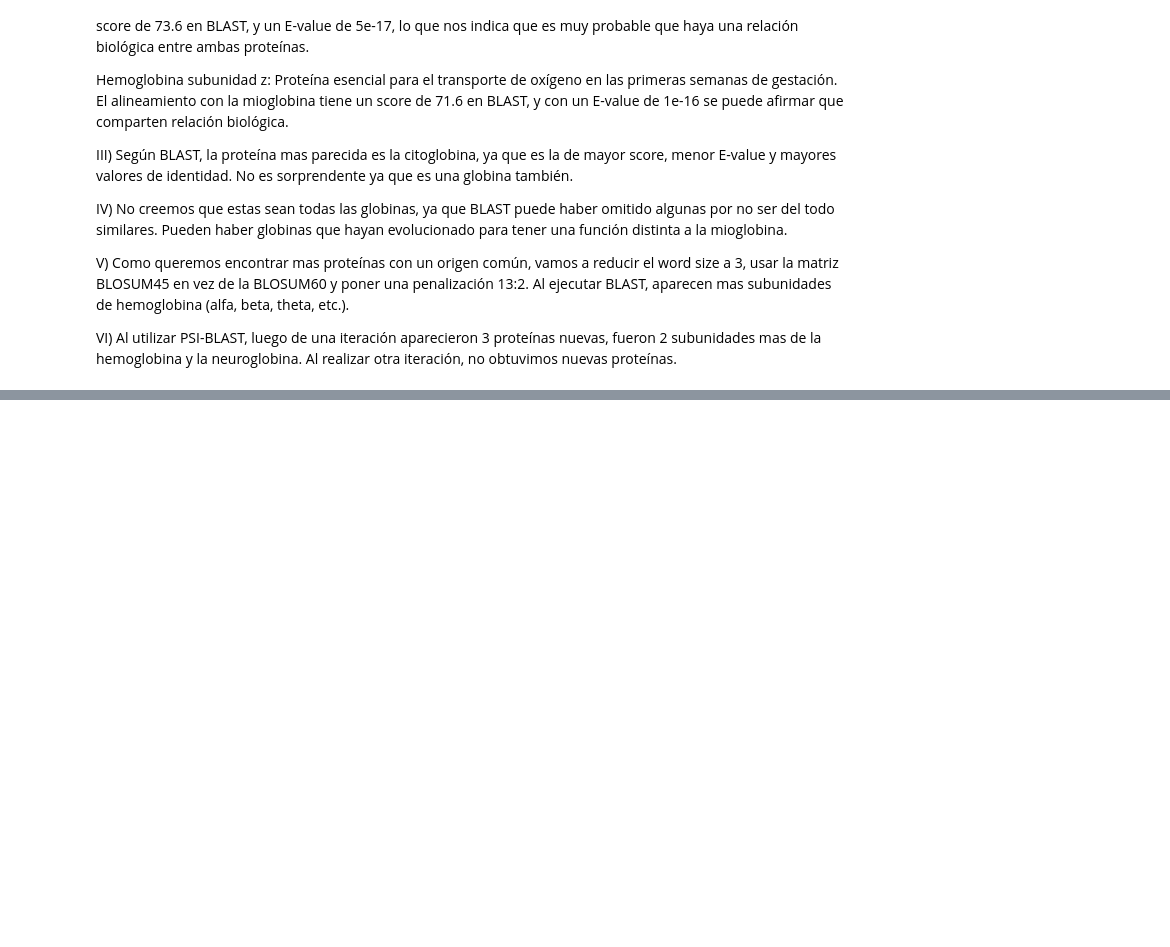
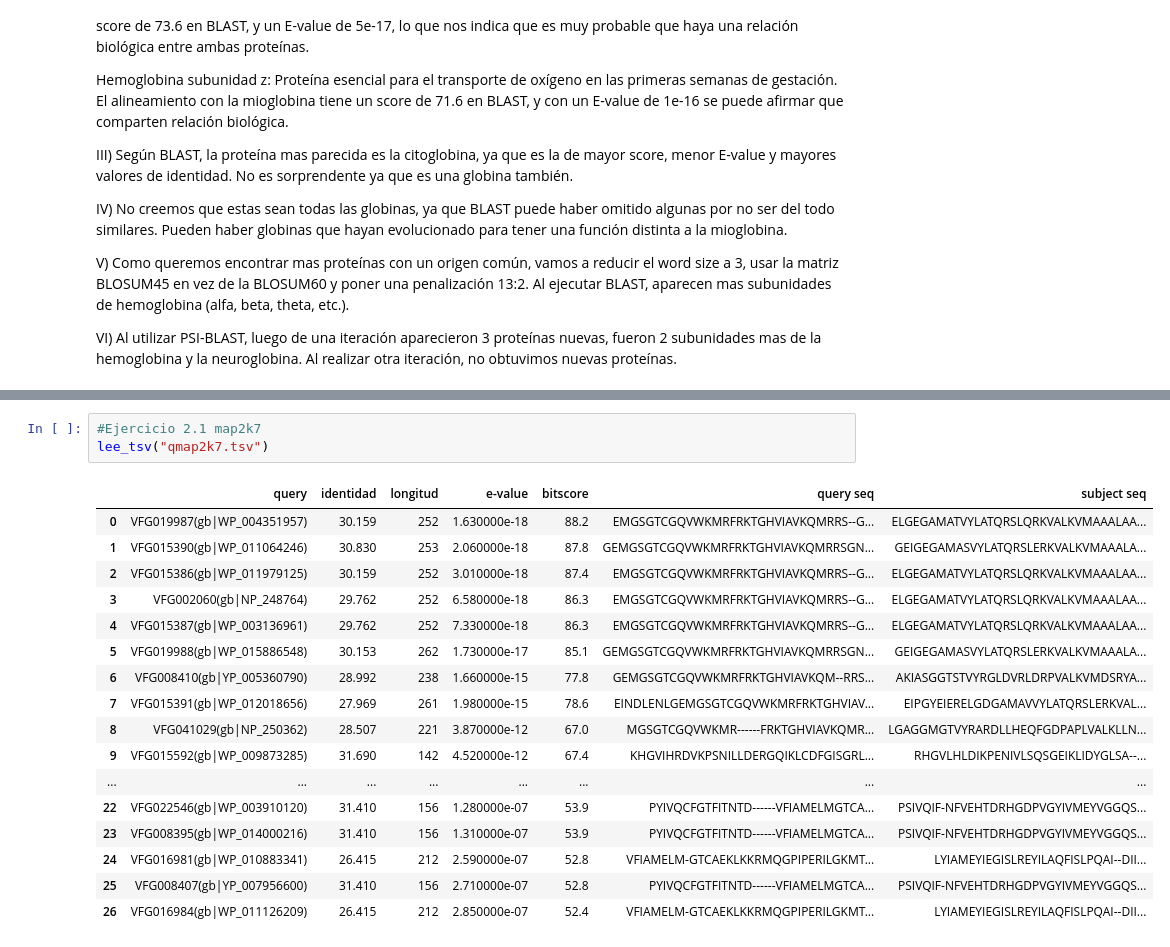
Before and after one commit to pizzanaranja/Bioinformatica, a Jupyter notebook: TP 2/TP 2.ipynb, the cells around one changed output, grey strips where cells are left out. Drawn from its saved outputs; the diff is of its cells as text; blank space fills up the shorter version.

```diff
--- a/TP 2/TP 2.ipynb
+++ b/TP 2/TP 2.ipynb
@@ -41,0 +59,21 @@ VI) Al utilizar PSI-BLAST, luego de una iteración aparecieron 3 proteínas nuev
+# %%
+#Ejercicio 2.1 map2k7
+lee_tsv("qmap2k7.tsv")
+# %% [output]
+|  | query | identidad | longitud | e-value | bitscore | query seq | subject seq |
+| 0 | VFG019987(gb|WP_004351957) | 30.159 | 252 | 1.630000e-18 | 88.2 | EMGSGTCGQVWKMRFRKTGHVIAVKQMRRS--G... | ELGEGAMATVYLATQRSLQRKVALKVMAAALAA... |
+| 1 | VFG015390(gb|WP_011064246) | 30.830 | 253 | 2.060000e-18 | 87.8 | GEMGSGTCGQVWKMRFRKTGHVIAVKQMRRSGN... | GEIGEGAMASVYLATQRSLERKVALKVMAAALA... |
+| 2 | VFG015386(gb|WP_011979125) | 30.159 | 252 | 3.010000e-18 | 87.4 | EMGSGTCGQVWKMRFRKTGHVIAVKQMRRS--G... | ELGEGAMATVYLATQRSLQRKVALKVMAAALAA... |
+| 3 | VFG002060(gb|NP_248764) | 29.762 | 252 | 6.580000e-18 | 86.3 | EMGSGTCGQVWKMRFRKTGHVIAVKQMRRS--G... | ELGEGAMATVYLATQRSLQRKVALKVMAAALAA... |
+| 4 | VFG015387(gb|WP_003136961) | 29.762 | 252 | 7.330000e-18 | 86.3 | EMGSGTCGQVWKMRFRKTGHVIAVKQMRRS--G... | ELGEGAMATVYLATQRSLQRKVALKVMAAALAA... |
+| 5 | VFG019988(gb|WP_015886548) | 30.153 | 262 | 1.730000e-17 | 85.1 | GEMGSGTCGQVWKMRFRKTGHVIAVKQMRRSGN... | GEIGEGAMASVYLATQRSLERKVALKVMAAALA... |
+| 6 | VFG008410(gb|YP_005360790) | 28.992 | 238 | 1.660000e-15 | 77.8 | GEMGSGTCGQVWKMRFRKTGHVIAVKQM--RRS... | AKIASGGTSTVYRGLDVRLDRPVALKVMDSRYA... |
+| 7 | VFG015391(gb|WP_012018656) | 27.969 | 261 | 1.980000e-15 | 78.6 | EINDLENLGEMGSGTCGQVWKMRFRKTGHVIAV... | EIPGYEIERELGDGAMAVVYLATQRSLERKVAL... |
+| 8 | VFG041029(gb|NP_250362) | 28.507 | 221 | 3.870000e-12 | 67.0 | MGSGTCGQVWKMR------FRKTGHVIAVKQMR... | LGAGGMGTVYRARDLLHEQFGDPAPLVALKLLN... |
+| 9 | VFG015592(gb|WP_009873285) | 31.690 | 142 | 4.520000e-12 | 67.4 | KHGVIHRDVKPSNILLDERGQIKLCDFGISGRL... | RHGVLHLDIKPENIVLSQSGEIKLIDYGLSA--... |
+| ... | ... | ... | ... | ... | ... | ... | ... |
+| 22 | VFG022546(gb|WP_003910120) | 31.410 | 156 | 1.280000e-07 | 53.9 | PYIVQCFGTFITNTD------VFIAMELMGTCA... | PSIVQIF-NFVEHTDRHGDPVGYIVMEYVGGQS... |
+| 23 | VFG008395(gb|WP_014000216) | 31.410 | 156 | 1.310000e-07 | 53.9 | PYIVQCFGTFITNTD------VFIAMELMGTCA... | PSIVQIF-NFVEHTDRHGDPVGYIVMEYVGGQS... |
+| 24 | VFG016981(gb|WP_010883341) | 26.415 | 212 | 2.590000e-07 | 52.8 | VFIAMELM-GTCAEKLKKRMQGPIPERILGKMT... | LYIAMEYIEGISLREYILAQFISLPQAI--DII... |
+| 25 | VFG008407(gb|YP_007956600) | 31.410 | 156 | 2.710000e-07 | 52.8 | PYIVQCFGTFITNTD------VFIAMELMGTCA... | PSIVQIF-NFVEHTDRHGDPVGYIVMEYVGGQS... |
+| 26 | VFG016984(gb|WP_011126209) | 26.415 | 212 | 2.850000e-07 | 52.4 | VFIAMELM-GTCAEKLKKRMQGPIPERILGKMT... | LYIAMEYIEGISLREYILAQFISLPQAI--DII... |
```
Also changed, not shown: parts of 6 cells of this notebook, 26 other files.
